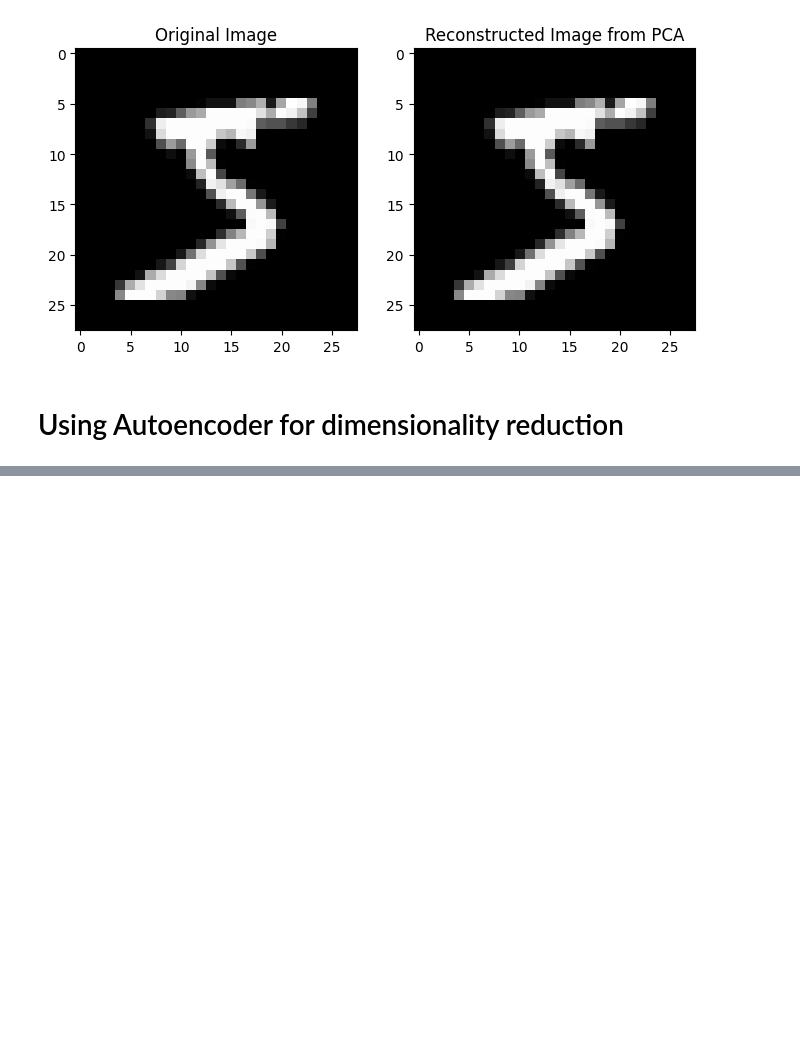
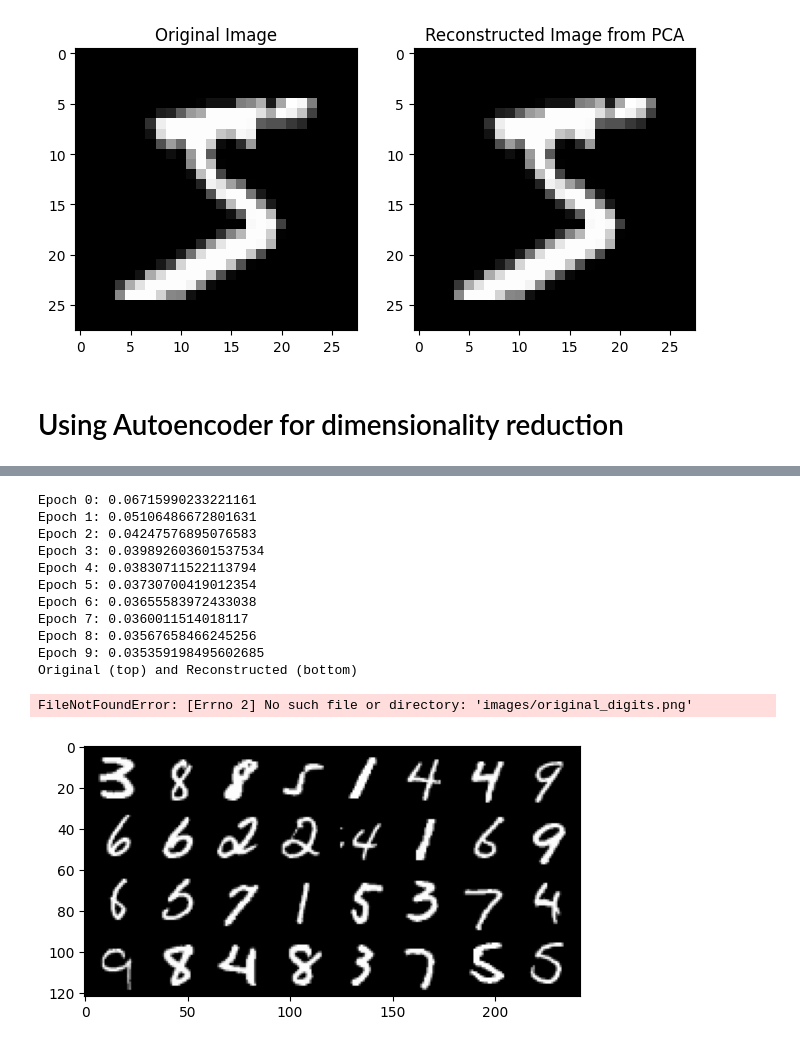
Before and after one commit to petkokp/ai-notebooks, a Jupyter notebook: dimensionality-reduction/dimensionality_reduction.ipynb, the cells around one changed output, grey strips where cells are left out. Cells and saved outputs as stored; diff of their text form; code cells hidden in the pictures; blank space fills up the shorter version.

Commit message:
training naive deep autoencoder

```diff
--- a/dimensionality-reduction/dimensionality_reduction.ipynb
+++ b/dimensionality-reduction/dimensionality_reduction.ipynb
@@ -71,0 +102,80 @@ plt.show()
+# %%
+from torchvision.utils import make_grid
+
+def display_output(v0, vk, dim1=28, dim2=28, v0_fname=None, vk_fname=None):
+    print("Original (top) and Reconstructed (bottom)")
+    img = make_grid(v0.view(v0.shape[0], 1, dim1, dim2).data)
+    npimg = np.transpose(img.detach().numpy(), (1, 2, 0))
+    plt.imshow(npimg)
+    if v0_fname is not None:
+        plt.savefig(v0_fname)
+    plt.show()
+    img = make_grid(vk.view(vk.shape[0], 1, dim1, dim2).data)
+    npimg = np.transpose(img.detach().numpy(), (1, 2, 0))
+    plt.imshow(npimg)
+    if vk_fname is not None:
+        plt.savefig(vk_fname)
+    plt.show()
+# %%
+from restricted_boltzmann_machine import RestrictedBoltzmannMachine
+from deep_autoencoder import DeepAutoencoder, NaiveDeepAutoencoder
+import os
+import sys
+from torch import nn
+from torch import optim
+
+module_path = os.path.abspath('.')
+if module_path not in sys.path:
+    sys.path.append(module_path)
+
+
+def flatten_input(dataloader):
+    pixels = 784
+    flat_input = []
+    labels = []
+    for features, targets in dataloader:
+        flat_input.append(features.view(-1, pixels).detach().numpy())
+        labels.append(targets.detach().numpy())
+    return np.concatenate(flat_input), np.concatenate(labels)
+
+
+flat_train_input, train_labels = flatten_input(train_dataloader)
+flat_test_input, test_labels = flatten_input(test_dataloader)
+train_dataloader_flat = torch.utils.data.DataLoader(torch.utils.data.TensorDataset(
+    torch.Tensor(flat_train_input)), batch_size=64, shuffle=False)
+
+learning_rate = 1e-3
+naive_deep_autoencoder = NaiveDeepAutoencoder([784, 1000, 500, 250, 2])
+loss = nn.MSELoss()
+optimizer = optim.Adam(naive_deep_autoencoder.parameters(), learning_rate)
+epochs = 10
+
+running_loss = float("inf")
+for epoch in range(epochs):
+    losses = []
+    for i, data_list in enumerate(train_dataloader_flat):
+      data = data_list[0]
+      v_pred = naive_deep_autoencoder(data)
+      batch_loss = loss(data, v_pred)
+      losses.append(batch_loss.item())
+      optimizer.zero_grad()
+      batch_loss.backward()
+      optimizer.step()
+    running_loss = np.mean(losses)
+    print(f"Epoch {epoch}: {running_loss}")
+    if epoch % 10 == 9:
+      display_output(data, v_pred, v0_fname="./images/original_digits.png", vk_fname="./images/reconstructed_digits_naive_dae.png")
+# %% [output]
+Epoch 0: 0.06715990233221161
+Epoch 1: 0.05106486672801631
+Epoch 2: 0.04247576895076583
+Epoch 3: 0.039892603601537534
+Epoch 4: 0.03830711522113794
+Epoch 5: 0.03730700419012354
+Epoch 6: 0.03655583972433038
+Epoch 7: 0.0360011514018117
+Epoch 8: 0.03567658466245256
+Epoch 9: 0.035359198495602685
+Original (top) and Reconstructed (bottom)
+FileNotFoundError: [Errno 2] No such file or directory: 'images/original_digits.png'
+[figure, added]
```
Also changed, not shown: parts of 3 cells of this notebook, 2 other files.
